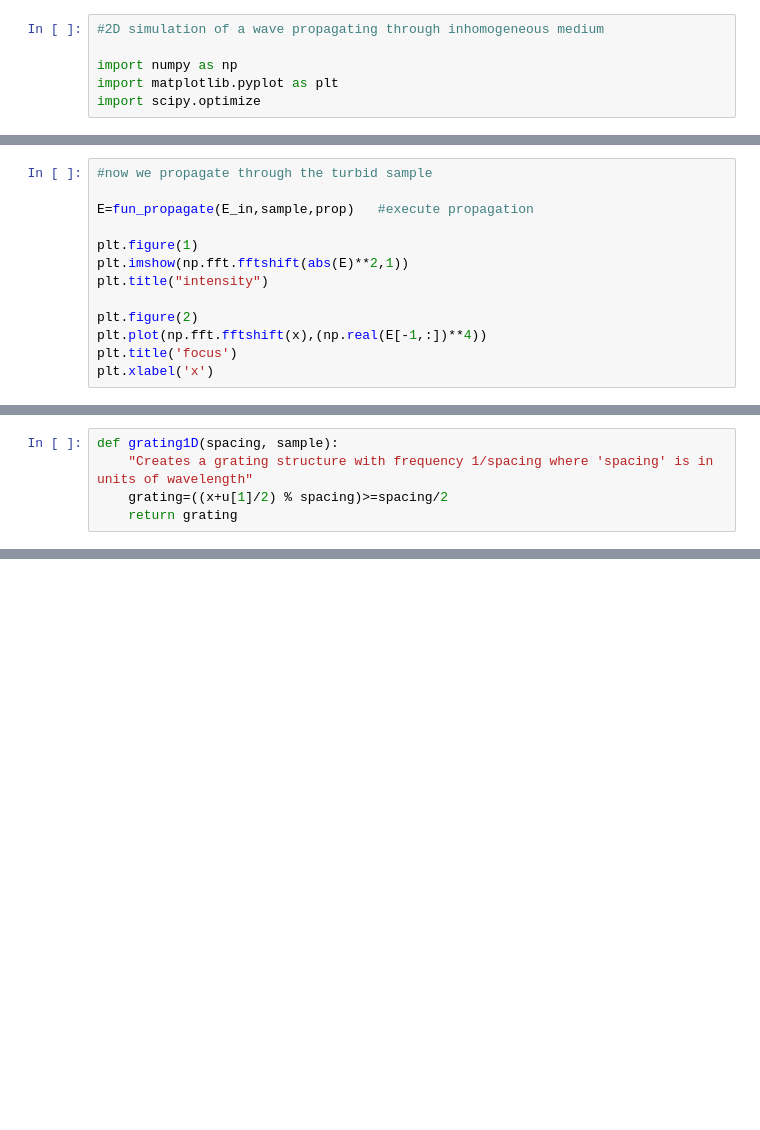
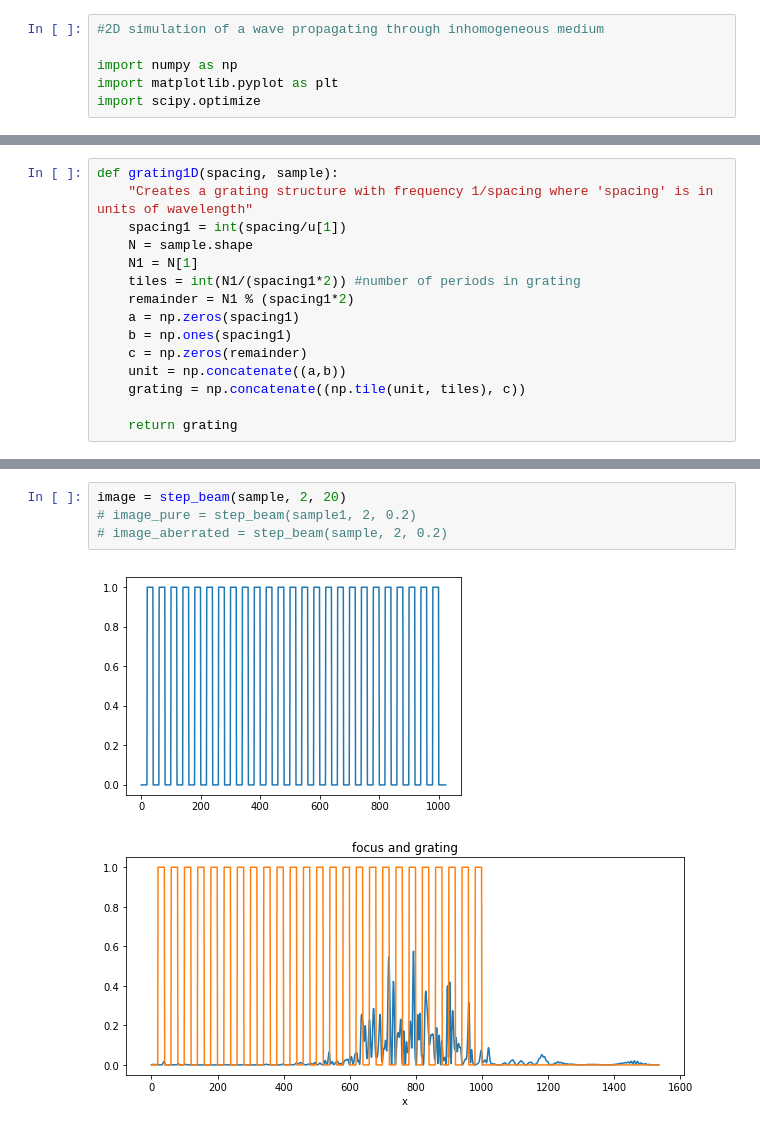
Before and after one commit to PrintRind/Turbid-Media-Propagation-Simulation, a Jupyter notebook: prop through turbid medium.ipynb, the cells around one changed output, grey strips where cells are left out. Drawn from its saved outputs; the diff is of its cells as text; blank space fills up the shorter version.

```diff
--- a/prop through turbid medium.ipynb
+++ b/prop through turbid medium.ipynb
@@ -127,13 +152,0 @@ Text(0.5,0,'x')
-# %%
-#now we propagate through the turbid sample
-
-E=fun_propagate(E_in,sample,prop)   #execute propagation
-
-plt.figure(1)
-plt.imshow(np.fft.fftshift(abs(E)**2,1))
-plt.title("intensity")
-
-plt.figure(2)
-plt.plot(np.fft.fftshift(x),(np.real(E[-1,:])**4))
-plt.title('focus')
-plt.xlabel('x')
@@ -144,5 +153,15 @@ Text(0.5,0,'x')
 # %%
 def grating1D(spacing, sample):
     "Creates a grating structure with frequency 1/spacing where 'spacing' is in units of wavelength"
-    grating=((x+u[1]/2) % spacing)>=spacing/2
+    spacing1 = int(spacing/u[1])
+    N = sample.shape
+    N1 = N[1]
+    tiles = int(N1/(spacing1*2)) #number of periods in grating
+    remainder = N1 % (spacing1*2)
+    a = np.zeros(spacing1)
+    b = np.ones(spacing1)
+    c = np.zeros(remainder)
+    unit = np.concatenate((a,b))
+    grating = np.concatenate((np.tile(unit, tiles), c))
+
     return grating
@@ -177,0 +221,7 @@ Text(0,0.5,'intensity')
+# %%
+image = step_beam(sample, 2, 20)
+# image_pure = step_beam(sample1, 2, 0.2)
+# image_aberrated = step_beam(sample, 2, 0.2)
+# %% [output]
+[figure, added]
+[figure, added]
```
Also changed, not shown: parts of 19 cells of this notebook.
